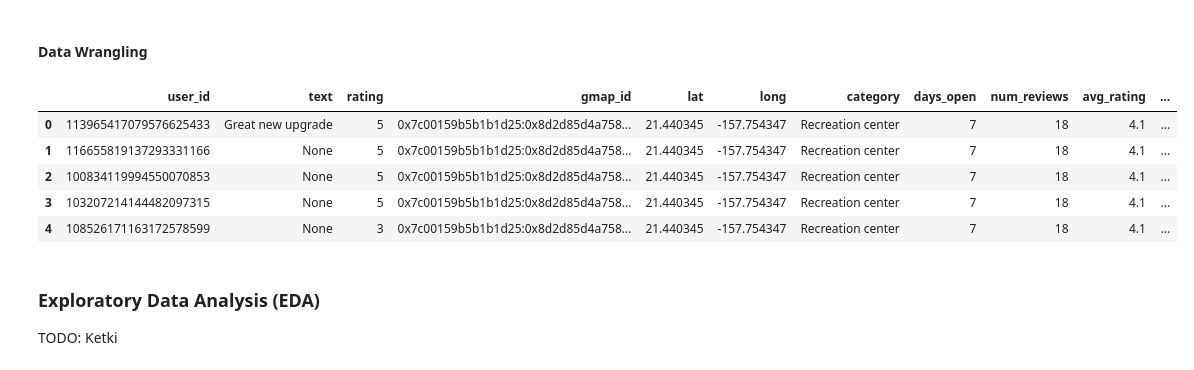
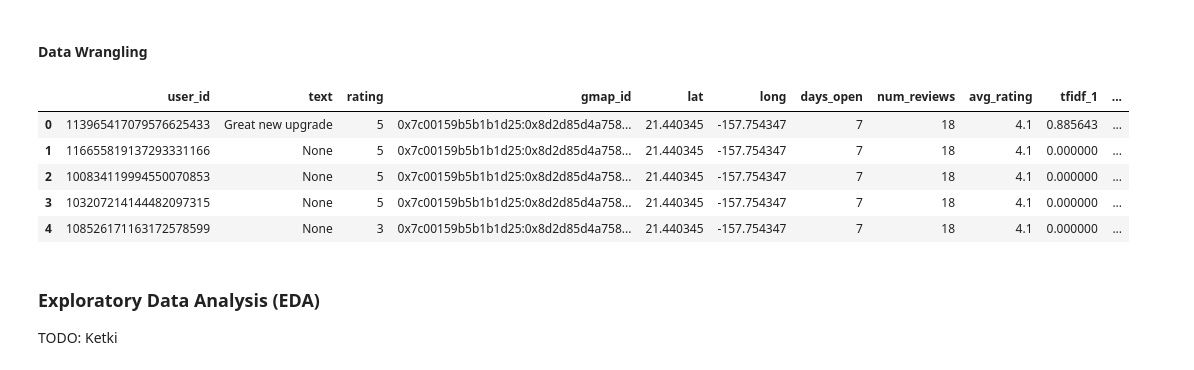
Before and after one commit to ArnavTalreja/Determining-factors-Influencing-Ratings-for-Consumer-Businesses, a Jupyter notebook: assignment2.ipynb, the cells around one changed output. Cells and saved outputs as stored; diff of their text form; code cells hidden in the pictures.

```diff
--- a/assignment2.ipynb
+++ b/assignment2.ipynb
@@ -201,40 +210,39 @@ data['gmap_id'] = [d['gmap_id'] for d in dataset]
 # setting map
 gmap_map = {d['gmap_id']: d for d in metadata}
 
 # adding lat long data and category
 data['lat'] = [gmap_map[d['gmap_id']]['latitude'] for d in dataset]
 data['long'] = [gmap_map[d['gmap_id']]['longitude'] for d in dataset]
-data['category'] = [gmap_map[d['gmap_id']]['category'][0] if gmap_map[d['gmap_id']]['category'] is not None else 'None' for d in dataset]
 data['days_open'] = [len(gmap_map[d['gmap_id']]['hours']) if gmap_map[d['gmap_id']]['hours'] is not None else -1 for d in dataset]
 data['num_reviews'] = [gmap_map[d['gmap_id']]['num_of_reviews'] for d in dataset]
 data['avg_rating'] = [gmap_map[d['gmap_id']]['avg_rating'] for d in dataset]
 
 # computing tf_if data
 tf_idf_map = compute_tf_idf(data)
 
 freq_1 = []
 freq_2 = []
 freq_3 = []
 for i, text in enumerate(data['text']):
     tfs = compute_k_frequent_tfidf(text, tf_idf_map[i])
 
     freq_1.append(tfs[0])
     freq_2.append(tfs[1])
     freq_3.append(tfs[2])
 
 data['tfidf_1'] = freq_1
 data['tfidf_2'] = freq_2
 data['tfidf_3'] = freq_3
 
 # data
 data.head()
 # %% [output]
-|  | user_id | text | rating | gmap_id | lat | long | category | days_open | num_reviews | avg_rating | ... |
-| 0 | 113965417079576625433 | Great new upgrade | 5 | 0x7c00159b5b1b1d25:0x8d2d85d4a758... | 21.440345 | -157.754347 | Recreation center | 7 | 18 | 4.1 | ... |
-| 1 | 116655819137293331166 | None | 5 | 0x7c00159b5b1b1d25:0x8d2d85d4a758... | 21.440345 | -157.754347 | Recreation center | 7 | 18 | 4.1 | ... |
-| 2 | 100834119994550070853 | None | 5 | 0x7c00159b5b1b1d25:0x8d2d85d4a758... | 21.440345 | -157.754347 | Recreation center | 7 | 18 | 4.1 | ... |
-| 3 | 103207214144482097315 | None | 5 | 0x7c00159b5b1b1d25:0x8d2d85d4a758... | 21.440345 | -157.754347 | Recreation center | 7 | 18 | 4.1 | ... |
-| 4 | 108526171163172578599 | None | 3 | 0x7c00159b5b1b1d25:0x8d2d85d4a758... | 21.440345 | -157.754347 | Recreation center | 7 | 18 | 4.1 | ... |
+|  | user_id | text | rating | gmap_id | lat | long | days_open | num_reviews | avg_rating | tfidf_1 | ... |
+| 0 | 113965417079576625433 | Great new upgrade | 5 | 0x7c00159b5b1b1d25:0x8d2d85d4a758... | 21.440345 | -157.754347 | 7 | 18 | 4.1 | 0.885643 | ... |
+| 1 | 116655819137293331166 | None | 5 | 0x7c00159b5b1b1d25:0x8d2d85d4a758... | 21.440345 | -157.754347 | 7 | 18 | 4.1 | 0.000000 | ... |
+| 2 | 100834119994550070853 | None | 5 | 0x7c00159b5b1b1d25:0x8d2d85d4a758... | 21.440345 | -157.754347 | 7 | 18 | 4.1 | 0.000000 | ... |
+| 3 | 103207214144482097315 | None | 5 | 0x7c00159b5b1b1d25:0x8d2d85d4a758... | 21.440345 | -157.754347 | 7 | 18 | 4.1 | 0.000000 | ... |
+| 4 | 108526171163172578599 | None | 3 | 0x7c00159b5b1b1d25:0x8d2d85d4a758... | 21.440345 | -157.754347 | 7 | 18 | 4.1 | 0.000000 | ... |
 # %% [markdown]
 ### Exploratory Data Analysis (EDA)
 
```
Also changed, not shown: parts of 14 cells of this notebook, 5 other files.
